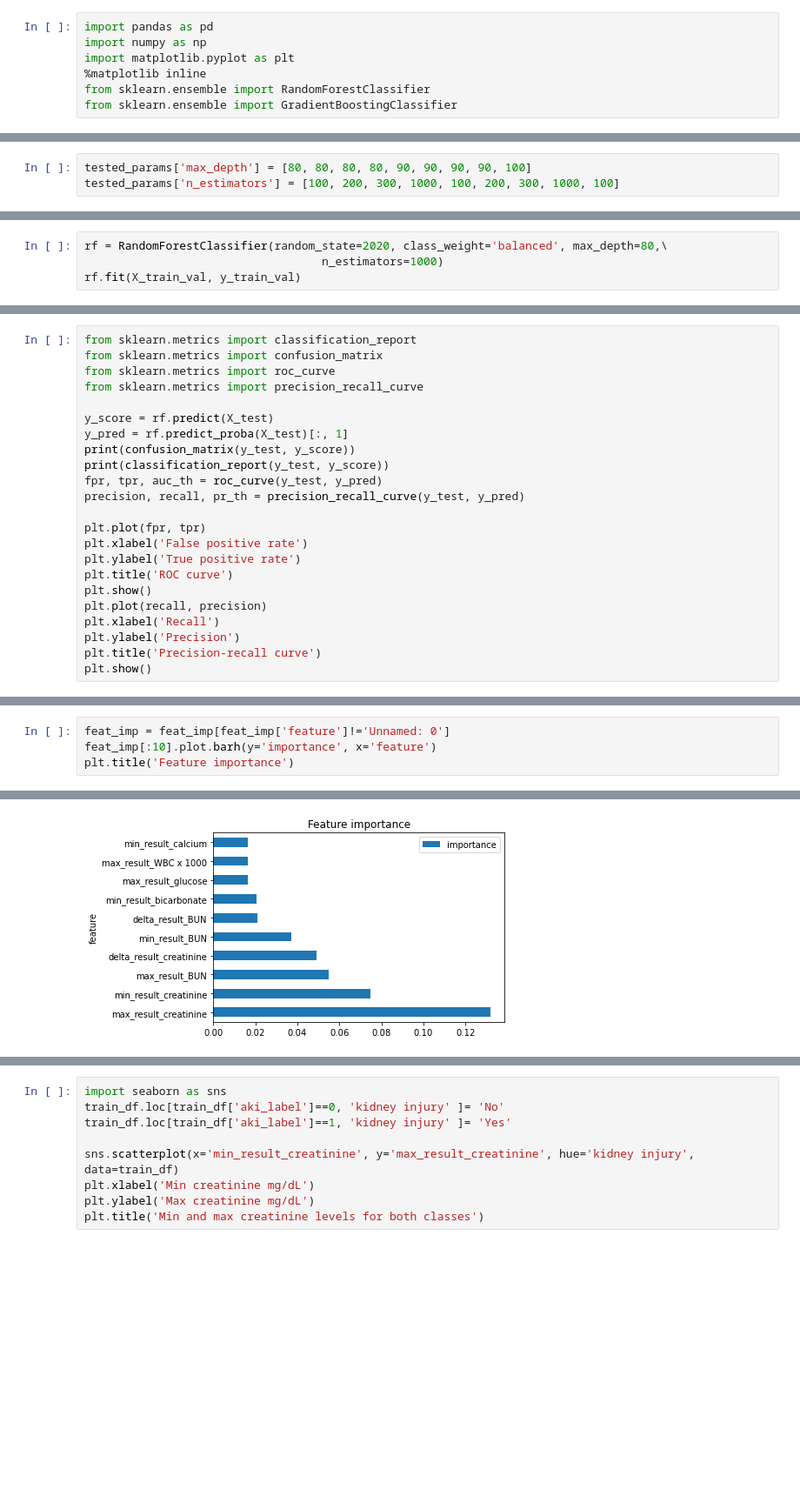
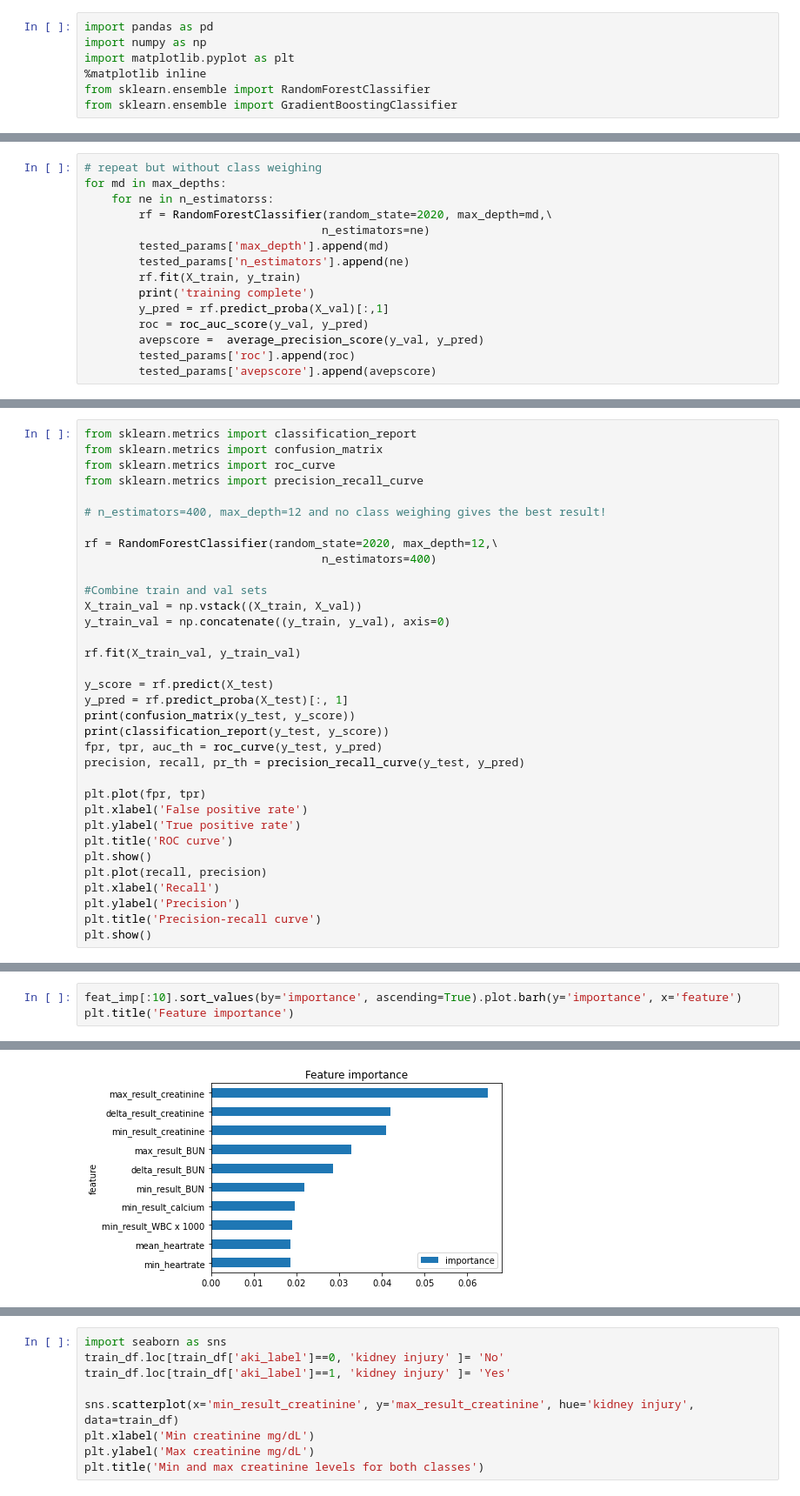
Before and after one commit to zhakhverdyan/eICU_AKIlert, a Jupyter notebook: notebooks/ensamble_model.ipynb, the cells around one changed output, grey strips where cells are left out. Shown at 87% size. Drawn from its saved outputs; the diff is of its cells as text; blank space fills up the shorter version.

Commit message:
tuned random forest and xgboost models

```diff
--- a/notebooks/ensamble_model.ipynb
+++ b/notebooks/ensamble_model.ipynb
@@ -83,3 +102,0 @@ pd.DataFrame(tested_params)
-# %%
-tested_params['max_depth'] = [80, 80, 80, 80, 90, 90, 90, 90, 100]
-tested_params['n_estimators'] = [100, 200, 300, 1000, 100, 200, 300, 1000, 100]
@@ -96,4 +102,0 @@ print(y_train_val.shape)
-# %%
-rf = RandomForestClassifier(random_state=2020, class_weight='balanced', max_depth=80,\
-                                   n_estimators=1000)
-rf.fit(X_train_val, y_train_val)
@@ -102,0 +103,15 @@ RandomForestClassifier(class_weight='balanced', max_depth=80, n_estimators=1000,
+# %%
+# repeat but without class weighing
+for md in max_depths:
+    for ne in n_estimatorss:
+        rf = RandomForestClassifier(random_state=2020, max_depth=md,\
+                                   n_estimators=ne)
+        tested_params['max_depth'].append(md)
+        tested_params['n_estimators'].append(ne)
+        rf.fit(X_train, y_train)
+        print('training complete')
+        y_pred = rf.predict_proba(X_val)[:,1]
+        roc = roc_auc_score(y_val, y_pred)
+        avepscore =  average_precision_score(y_val, y_pred)
+        tested_params['roc'].append(roc)
+        tested_params['avepscore'].append(avepscore)
@@ -105,6 +158,17 @@ from sklearn.metrics import classification_report
 from sklearn.metrics import confusion_matrix
 from sklearn.metrics import roc_curve
 from sklearn.metrics import precision_recall_curve
+
+# n_estimators=400, max_depth=12 and no class weighing gives the best result!
+
+rf = RandomForestClassifier(random_state=2020, max_depth=12,\
+                                   n_estimators=400)
+
+#Combine train and val sets
+X_train_val = np.vstack((X_train, X_val))
+y_train_val = np.concatenate((y_train, y_val), axis=0)
+
+rf.fit(X_train_val, y_train_val)
 
 y_score = rf.predict(X_test)
 y_pred = rf.predict_proba(X_test)[:, 1]
@@ -188,7 +249,6 @@ feat_imp
 # %%
-feat_imp = feat_imp[feat_imp['feature']!='Unnamed: 0']
-feat_imp[:10].plot.barh(y='importance', x='feature')
+feat_imp[:10].sort_values(by='importance', ascending=True).plot.barh(y='importance', x='feature')
 plt.title('Feature importance')
 # %% [output]
 Text(0.5, 1.0, 'Feature importance')
-[figure, old version]
+[figure, new version]
```
Also changed, not shown: parts of 26 cells of this notebook, 2 other files.
